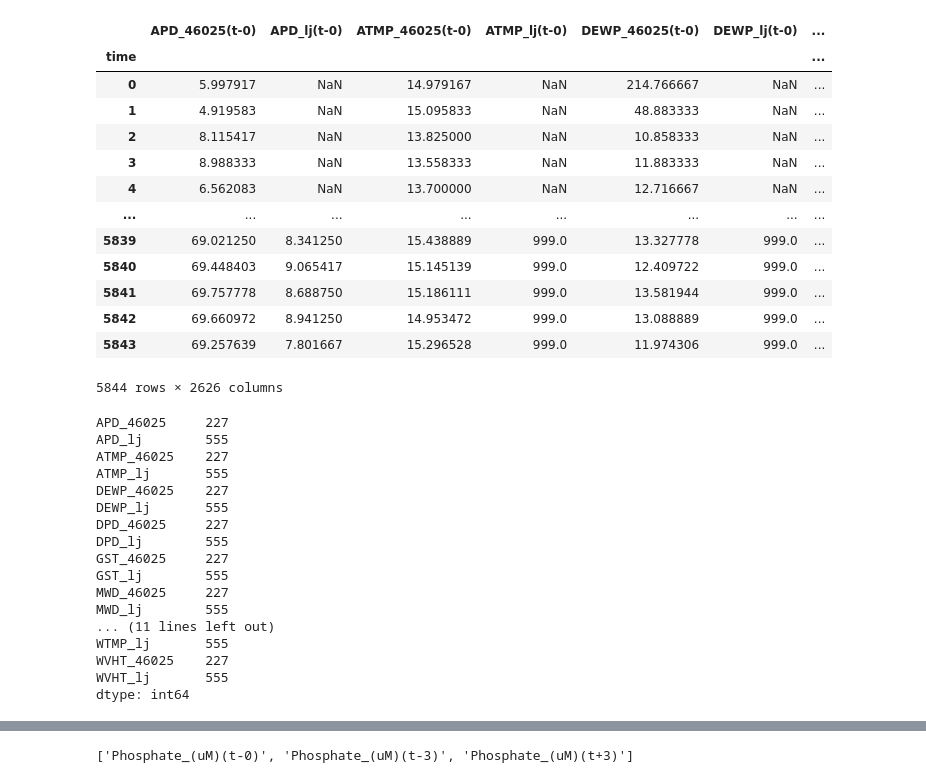
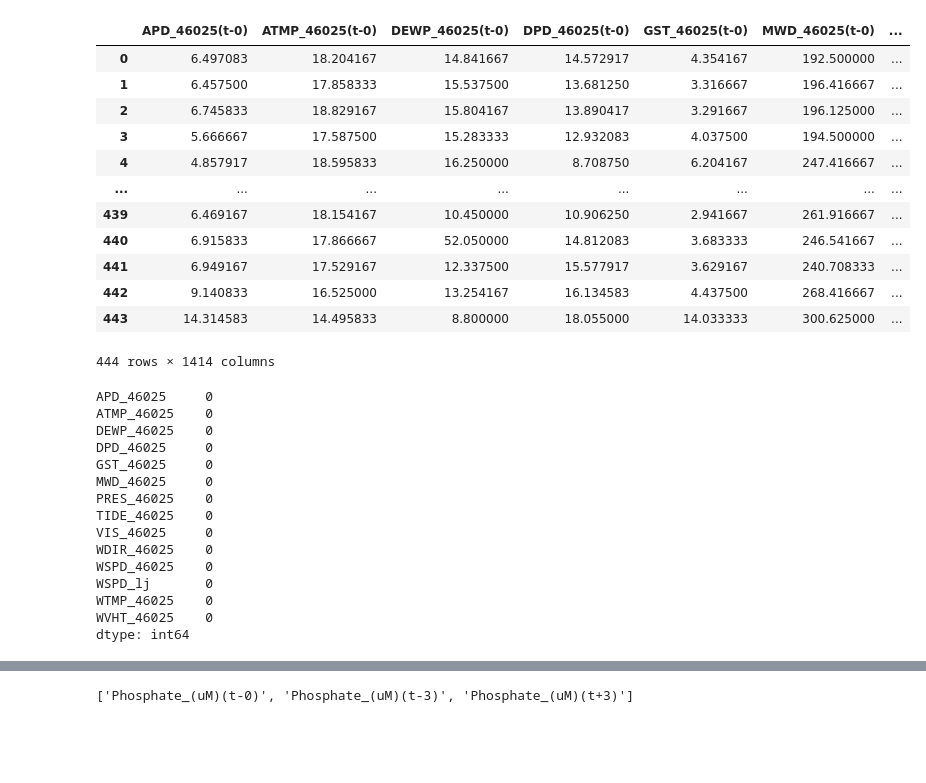
Before and after one commit to aparaselli/HAB-Prediction-Research, a Jupyter notebook: Code/wind_MCVM.ipynb, the cells around one changed output, grey strips where cells are left out. Drawn from its saved outputs; the diff is of its cells as text; code cells hidden in the pictures; blank space fills up the shorter version.

```diff
--- a/Code/wind_MCVM.ipynb
+++ b/Code/wind_MCVM.ipynb
@@ -158,58 +158,57 @@ def optimize_parameters_MVCM(block, target, all_xmap_results, Tp, gap_radius, li
     return E, k, theta, mvcm_results
 # %%
 wind_data = pd.read_csv('Data/wind_data_w_gaps.csv', index_col=0)#.iloc[304:612] RANGE w/o missing values
+wind_data = wind_data.drop(columns=['WDIR_lj','WSPD_lj','GST_lj','WVHT_lj','DPD_lj','APD_lj','MWD_lj','PRES_lj','ATMP_lj','WTMP_lj','DEWP_lj','VIS_lj','TIDE_lj'])
 #wind_data = wind_data.set_index('time')
 # Put columns in alphabetical order
 sorted_columns = sorted(wind_data.columns)
 wind_data = wind_data[sorted_columns]
 
 # Make indices integers and save mapping to dates
 #date_to_int_map = {i: date for i, date in enumerate(HAB_data.index)}
 #HAB_data.index = range(len(HAB_data))
 wind_data.index = wind_data.index.astype(int)
 
-target = 'WSPD_lj'
+target = 'WSPD_46025'
 
 #HAB_data = HAB_data.drop(['Nitrite_(uM)','Nitrate_(uM)'],axis=1)
 
 
-block = get_block(wind_data, num_lags=50, tau=1)
+block = get_block(wind_data.iloc[254:698], num_lags=50, tau=1)
+block.index = np.arange(block.shape[0])
 block
 #HAB_data
 # %% [output]
-|  | APD_46025(t-0) | APD_lj(t-0) | ATMP_46025(t-0) | ATMP_lj(t-0) | DEWP_46025(t-0) | DEWP_lj(t-0) | ... |
-| time |  |  |  |  |  |  | ... |
-| 0 | 5.997917 | NaN | 14.979167 | NaN | 214.766667 | NaN | ... |
-| 1 | 4.919583 | NaN | 15.095833 | NaN | 48.883333 | NaN | ... |
-| 2 | 8.115417 | NaN | 13.825000 | NaN | 10.858333 | NaN | ... |
-| 3 | 8.988333 | NaN | 13.558333 | NaN | 11.883333 | NaN | ... |
-| 4 | 6.562083 | NaN | 13.700000 | NaN | 12.716667 | NaN | ... |
+|  | APD_46025(t-0) | ATMP_46025(t-0) | DEWP_46025(t-0) | DPD_46025(t-0) | GST_46025(t-0) | MWD_46025(t-0) | ... |
+| 0 | 6.497083 | 18.204167 | 14.841667 | 14.572917 | 4.354167 | 192.500000 | ... |
+| 1 | 6.457500 | 17.858333 | 15.537500 | 13.681250 | 3.316667 | 196.416667 | ... |
+| 2 | 6.745833 | 18.829167 | 15.804167 | 13.890417 | 3.291667 | 196.125000 | ... |
+| 3 | 5.666667 | 17.587500 | 15.283333 | 12.932083 | 4.037500 | 194.500000 | ... |
+| 4 | 4.857917 | 18.595833 | 16.250000 | 8.708750 | 6.204167 | 247.416667 | ... |
 | ... | ... | ... | ... | ... | ... | ... | ... |
-| 5839 | 69.021250 | 8.341250 | 15.438889 | 999.0 | 13.327778 | 999.0 | ... |
-| 5840 | 69.448403 | 9.065417 | 15.145139 | 999.0 | 12.409722 | 999.0 | ... |
-| 5841 | 69.757778 | 8.688750 | 15.186111 | 999.0 | 13.581944 | 999.0 | ... |
-| 5842 | 69.660972 | 8.941250 | 14.953472 | 999.0 | 13.088889 | 999.0 | ... |
-| 5843 | 69.257639 | 7.801667 | 15.296528 | 999.0 | 11.974306 | 999.0 | ... |
+| 439 | 6.469167 | 18.154167 | 10.450000 | 10.906250 | 2.941667 | 261.916667 | ... |
+| 440 | 6.915833 | 17.866667 | 52.050000 | 14.812083 | 3.683333 | 246.541667 | ... |
+| 441 | 6.949167 | 17.529167 | 12.337500 | 15.577917 | 3.629167 | 240.708333 | ... |
+| 442 | 9.140833 | 16.525000 | 13.254167 | 16.134583 | 4.437500 | 268.416667 | ... |
+| 443 | 14.314583 | 14.495833 | 8.800000 | 18.055000 | 14.033333 | 300.625000 | ... |
-5844 rows × 2626 columns
+444 rows × 1414 columns
 # %%
-print(wind_data.isna().sum())
+print(wind_data.iloc[254:698].isna().sum())
 # %% [output]
-APD_46025     227
-APD_lj        555
-ATMP_46025    227
-ATMP_lj       555
-DEWP_46025    227
-DEWP_lj       555
-DPD_46025     227
-DPD_lj        555
-GST_46025     227
-GST_lj        555
-MWD_46025     227
-MWD_lj        555
-... (11 lines left out)
-WTMP_lj       555
-WVHT_46025    227
-WVHT_lj       555
+APD_46025     0
+ATMP_46025    0
+DEWP_46025    0
+DPD_46025     0
+GST_46025     0
+MWD_46025     0
+PRES_46025    0
+TIDE_46025    0
+VIS_46025     0
+WDIR_46025    0
+WSPD_46025    0
+WSPD_lj       0
+WTMP_46025    0
+WVHT_46025    0
 dtype: int64
 # %%
 def get_block(data, num_lags=1, tau=1):
```
Also changed, not shown: parts of 3 cells of this notebook, 9 other files.
